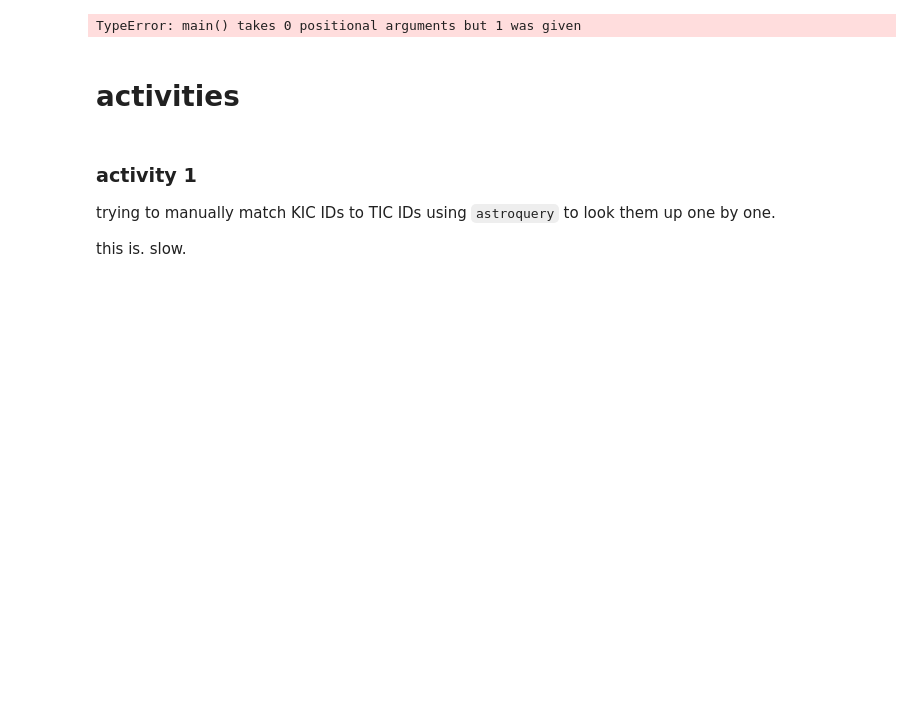
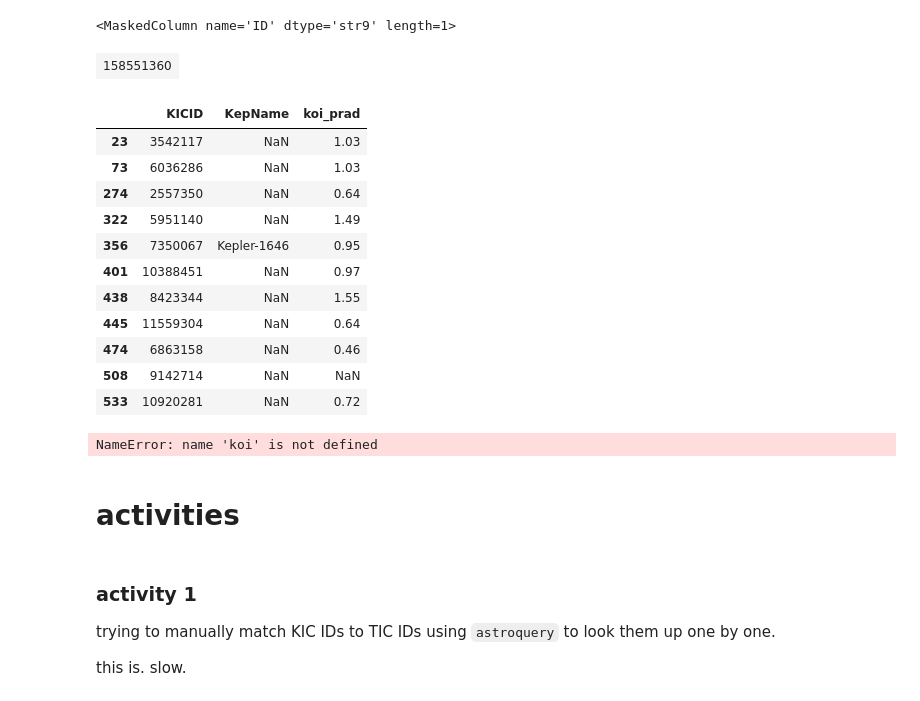
Before and after one commit to namagu/rossiter-mclaughlin-coaddventure, a Jupyter notebook: analyzing_rvs_from_scratch.ipynb, the cells around one changed output. Drawn from its saved outputs; the diff is of its cells as text; code cells hidden in the pictures; blank space fills up the shorter version.

```diff
--- a/analyzing_rvs_from_scratch.ipynb
+++ b/analyzing_rvs_from_scratch.ipynb
@@ -90,10 +113,46 @@ exoarchive_koi['KID'] = exoarchive_koi['kepid']
+# %%
+def get_smol_beans(vrot_data, koi_data, exoarchive_koi, save_csv=True):
+    """
+    Get M dwarf systems with stellar rotation period and KOI period information.
+
+    M dwarfs here are defined as Mstar < 0.5 Msun
+
+    Inputs:
+      vrot_data, df of stellar rotation data
+      koi_data, df of KOIs with parameters
+      exoarchive_koi, df of Exoplanet Archive KOI information
+      save_csv, boolean, default=True, saves matched table to CSV
+
+    Returns:
+      smol_beans, df of things
+
+    Note:
+        All input tables _must_ have a 'KID' column with KIC ID
+    """
+
+    # merge KOI list with McQuillen rotation period list
+    tmp = pd.merge(koi_data, vrot_data, on='KID')
+    # merge these two with exoplanet archive
+    koi_vrot_match = pd.merge(tmp, exoarchive_koi, on='KID')
+
+    # select M dwarfs
+    mask = (koi_vrot_match['#KOIs-FP'] != 1) & (koi_vrot_match['Mass'] < 0.8)
+    smol_beans = koi_vrot_match[mask]
+    print(f"we have {len(smol_beans)} M dwarfs which are not KOI FPs")
+
+    # save to a CSV for uploading to other places like Google
+    if save_csv:
+        smol_beans.to_csv("./mdwarf_kois_with_vrot.csv")
+
+    return smol_beans
 # %%
 # M dwarf KOIs with vrot
-smol_beans = get_smol_beans(vrot_data, koi_list, exoarchive_koi)
+smol_beans = get_smol_beans(vrot_data, koi_list, exoarchive_koi,save_csv=True)
 
 # uploaded smol_beans.csv to Gdoc and added KOI planet periods, then re-downloaded
-df = pd.read_csv("./from_web/vsini_cutie_pies_koi_vrot_match.csv")
+# df = smol_beans # pd.read_csv("./from_web/vsini_cutie_pies_koi_vrot_match.csv")
 
 # add additional columns
-df['phiStar'] = 0.*(np.pi/180)   # np.pi*0.5 means star tilted towards us to be pole on
+smol_beans['phiStar'] = 0.*(np.pi/180)   # np.pi*0.5 means star tilted towards us to be pole on
+smol_beans['TICID'] = smol_beans.KICID.apply(lambda x: get_tic_id(x))
 # %% [output]
@@ -120,7 +192,27 @@ Index(['Star', 'KICID', 'KepName', '#KOIs-CP', '#KOIs-PC', '#KOIs-FP',
+# %%
+ticid = table['ID']
+# %% [output]
+<MaskedColumn name='ID' dtype='str9' length=1>
+| 158551360 |
+# %%
+smol_beans[['KICID', 'KepName','koi_prad']]
+# %% [output]
+|  | KICID | KepName | koi_prad |
+| 23 | 3542117 | NaN | 1.03 |
+| 73 | 6036286 | NaN | 1.03 |
+| 274 | 2557350 | NaN | 0.64 |
+| 322 | 5951140 | NaN | 1.49 |
+| 356 | 7350067 | Kepler-1646 | 0.95 |
+| 401 | 10388451 | NaN | 0.97 |
+| 438 | 8423344 | NaN | 1.55 |
+| 445 | 11559304 | NaN | 0.64 |
+| 474 | 6863158 | NaN | 0.46 |
+| 508 | 9142714 | NaN | NaN |
+| 533 | 10920281 | NaN | 0.72 |
 # %%
-star = df.iloc[0]
-predict_rm_rv.main(star)
+star = smol_beans.iloc[0]
+predict_rm_rv.unpack_star(star)
 # %% [output]
-TypeError: main() takes 0 positional arguments but 1 was given
+NameError: name 'koi' is not defined
 # %% [markdown]
 # activities
```
Also changed, not shown: parts of 12 cells of this notebook, 3 other files.
